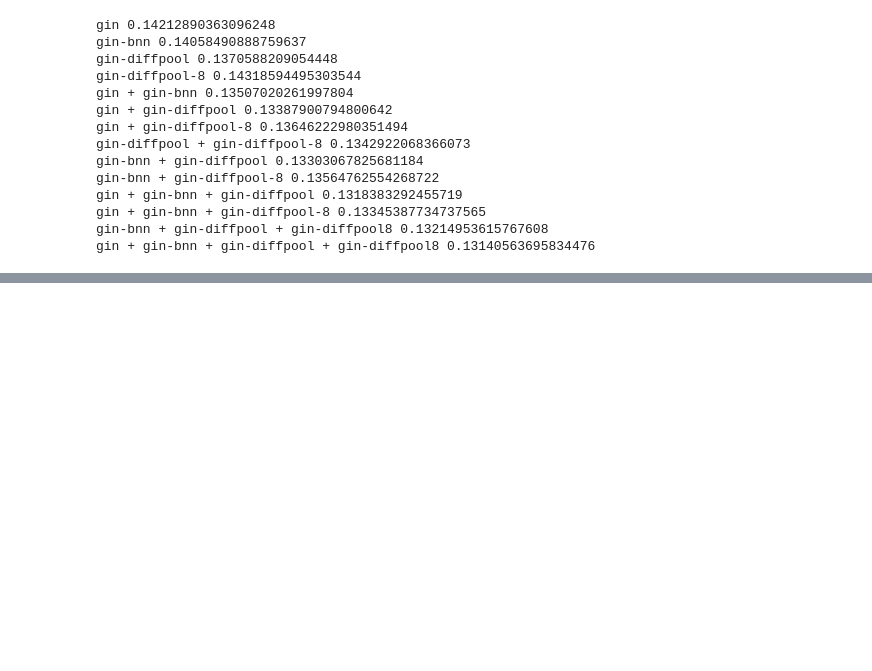
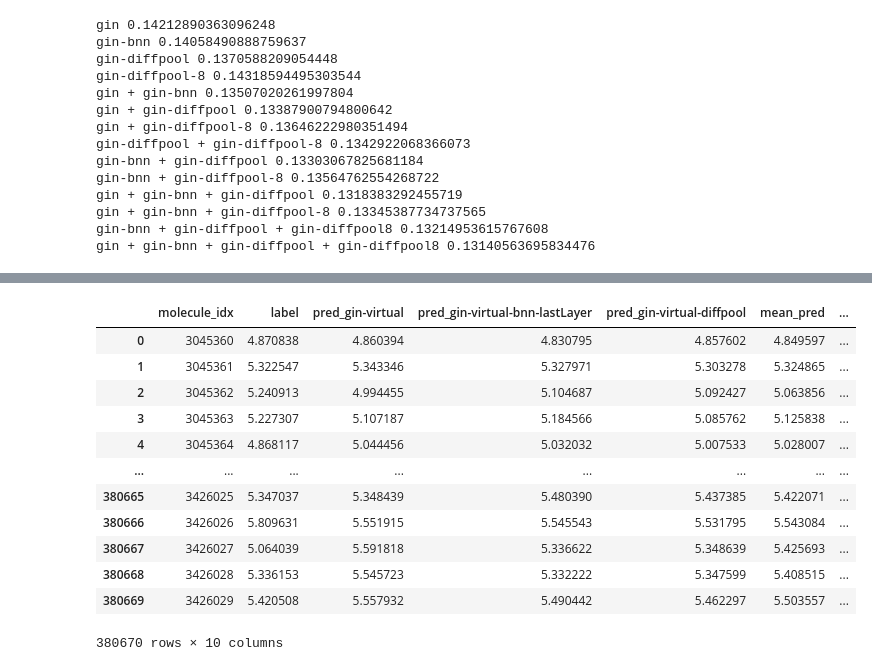
Before and after one commit to edwardelson/ogb, a Jupyter notebook: examples/lsc/pcqm4m/ensemble-uncertainty-pcqm4m-pygeom.ipynb, the cells around one changed output, grey strips where cells are left out. Saved outputs shown, nothing was run; the diff lists cells and outputs as text; code cells hidden in the pictures; blank space fills up the shorter version.

```diff
--- a/examples/lsc/pcqm4m/ensemble-uncertainty-pcqm4m-pygeom.ipynb
+++ b/examples/lsc/pcqm4m/ensemble-uncertainty-pcqm4m-pygeom.ipynb
@@ -367,0 +283,29 @@ plt.show()
+# %%
+# get mean prediction of ensemble
+resultDF["mean_pred"] = resultDF[["pred_gin-virtual", "pred_gin-virtual-bnn-lastLayer", "pred_gin-virtual-diffpool"]].mean(axis=1)
+
+# get uncertainty
+resultDF["std_pred"] = resultDF[["pred_gin-virtual", "pred_gin-virtual-bnn-lastLayer", "pred_gin-virtual-diffpool"]].std(axis=1)
+resultDF["log_std_pred"] = np.log(resultDF["std_pred"])
+
+# get error
+resultDF["error"] = abs(resultDF["mean_pred"] - resultDF["label"])
+
+# floored uncertainty
+resultDF["floor_std_pred"] = resultDF["std_pred"].apply(lambda x: int(x*100)/100)
+
+resultDF
+# %% [output]
+|  | molecule_idx | label | pred_gin-virtual | pred_gin-virtual-bnn-lastLayer | pred_gin-virtual-diffpool | mean_pred | ... |
+| 0 | 3045360 | 4.870838 | 4.860394 | 4.830795 | 4.857602 | 4.849597 | ... |
+| 1 | 3045361 | 5.322547 | 5.343346 | 5.327971 | 5.303278 | 5.324865 | ... |
+| 2 | 3045362 | 5.240913 | 4.994455 | 5.104687 | 5.092427 | 5.063856 | ... |
+| 3 | 3045363 | 5.227307 | 5.107187 | 5.184566 | 5.085762 | 5.125838 | ... |
+| 4 | 3045364 | 4.868117 | 5.044456 | 5.032032 | 5.007533 | 5.028007 | ... |
+| ... | ... | ... | ... | ... | ... | ... | ... |
+| 380665 | 3426025 | 5.347037 | 5.348439 | 5.480390 | 5.437385 | 5.422071 | ... |
+| 380666 | 3426026 | 5.809631 | 5.551915 | 5.545543 | 5.531795 | 5.543084 | ... |
+| 380667 | 3426027 | 5.064039 | 5.591818 | 5.336622 | 5.348639 | 5.425693 | ... |
+| 380668 | 3426028 | 5.336153 | 5.545723 | 5.332222 | 5.347599 | 5.408515 | ... |
+| 380669 | 3426029 | 5.420508 | 5.557932 | 5.490442 | 5.462297 | 5.503557 | ... |
+380670 rows × 10 columns
```
Also changed, not shown: parts of 14 cells of this notebook, 1 other file.
